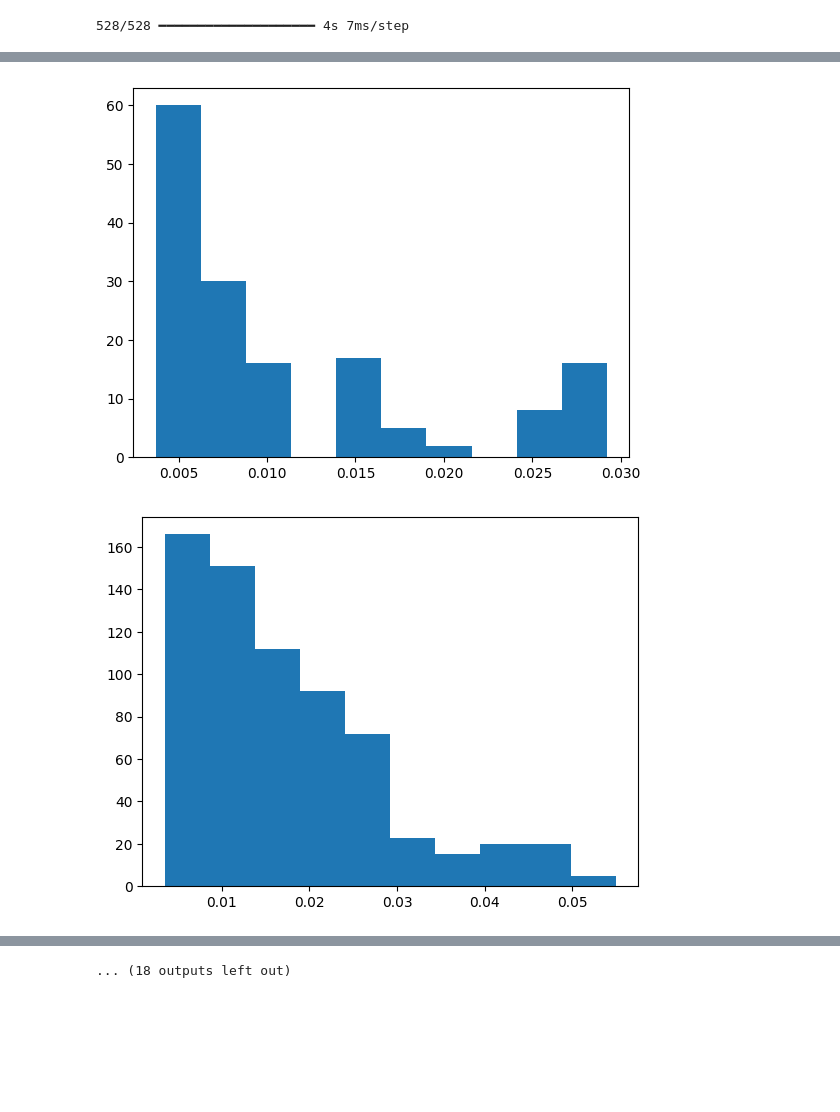
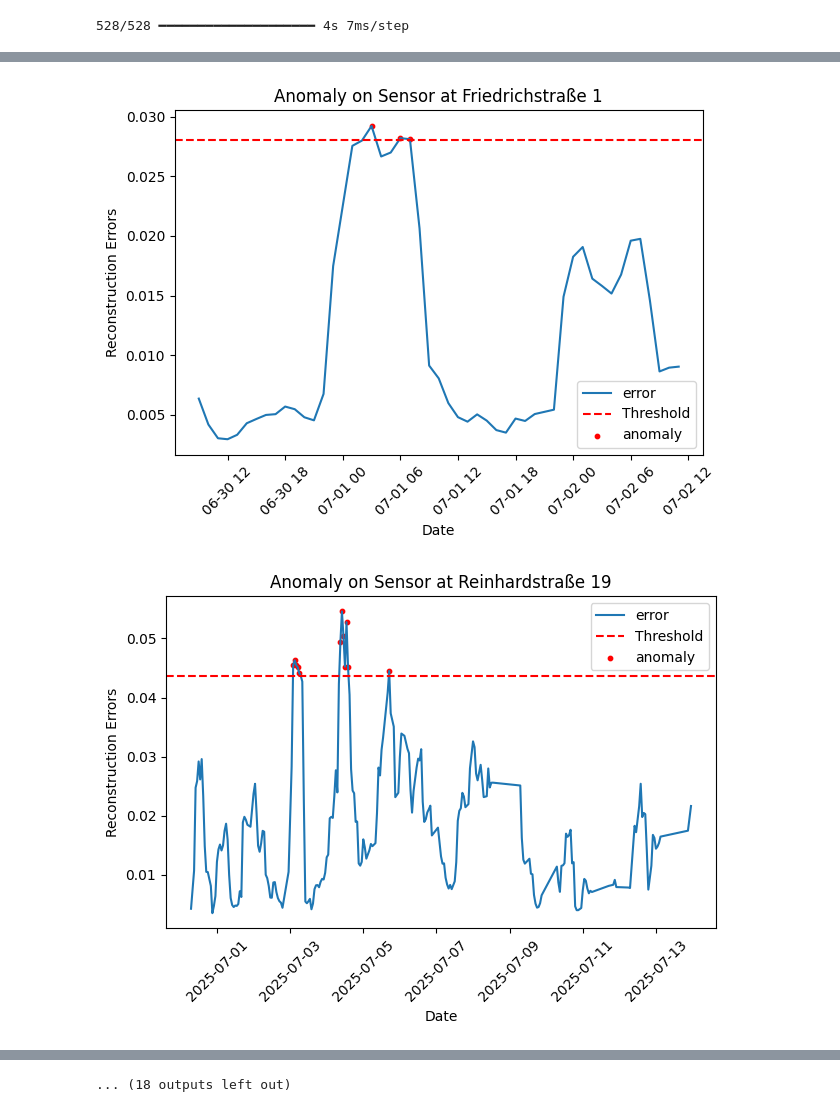
Before and after one commit to readytocommit/FinalProject, a Jupyter notebook: globalModel.ipynb, the cells around one changed output, grey strips where cells are left out. Saved outputs shown, nothing was run; the diff lists cells and outputs as text; code cells hidden in the pictures; blank space fills up the shorter version.

```diff
--- a/globalModel.ipynb
+++ b/globalModel.ipynb
@@ -202,12 +199,26 @@ sensors = list(results['SID'].unique())
 # %%
 #Determine the reconstruction error distribution for each sensor
 
-def reconstruction_error_distribution(sensor_id):
+def anomaly_plot(sensor_id):
     sensor_data = results[results['SID'] == sensor_id]
-    error = sensor_data['error']
-    plt.hist(error)
+    sensor_data['timestamp'] = pd.to_datetime(sensor_data['timestamp'])
+    sensor_data = sensor_data.sort_values('timestamp')
+    location = sensor_data['location'].iloc[0]
+    agg = sensor_data.groupby('timestamp', as_index=False)['error'].mean()
+    threshold = np.percentile(agg['error'], 95)
+    plt.clf()
+    plt.plot(agg['timestamp'], agg['error'], label='error')
+    plt.axhline(threshold, color='red', linestyle='--', label= 'Threshold')
+    anomalies = agg[agg['error'] > threshold]
+    plt.scatter(anomalies['timestamp'], anomalies['error'], color='red', s=10, label='anomaly')
+    plt.xlabel('Date')
+    plt.ylabel('Reconstruction Errors')
+    plt.title(f'Anomaly on Sensor at {location}')
+    plt.xticks(rotation=45)
+    plt.legend()
+    plt.tight_layout()
     plt.show()
 # %%
 for sensor in sensors:
-    reconstruction_error_distribution(sensor)
+    anomaly_plot(sensor)
 # %% [output]
@@ -223,2 +234,2 @@ for sensor in sensors:
-[figure, old version]
+[figure, new version]
-[figure, old version]
+[figure, new version]
```
Also changed, not shown: parts of 9 cells of this notebook.
